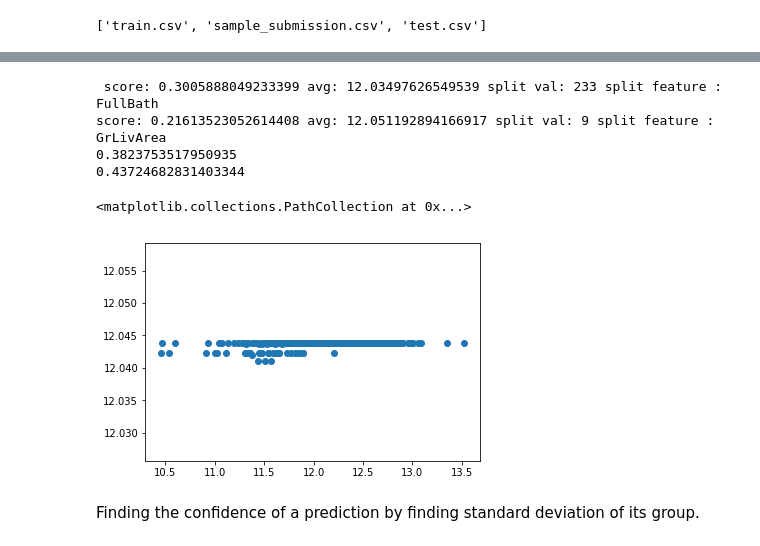
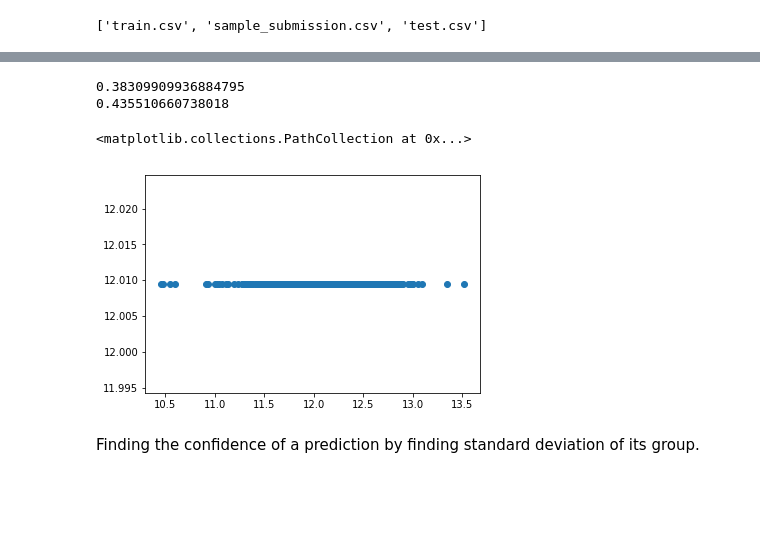
Before and after one commit to SonaliDasgupta/MLandAIAlgorithmsFromScratch, a Jupyter notebook: kernel.ipynb, the cells around one changed output, grey strips where cells are left out. Saved outputs shown, nothing was run; the diff lists cells and outputs as text; code cells hidden in the pictures; blank space fills up the shorter version.

```diff
--- a/kernel.ipynb
+++ b/kernel.ipynb
@@ -206,20 +207,18 @@ draw_tree(rf_simple[0], df = X_train, ratio = 0.8)
 [drawing not drawn]
 # %%
 %prun
-rf_mine = RandomForest(500, n_trees = 50, min_samples_leaf = 3, max_depth = 6, max_features = 0.5)
+rf_mine = RandomForest(500, n_trees = 5, min_samples_leaf = 3, max_depth = 6, max_features = 0.5)
 rf_mine.fit(X_train, y_train)
-print(rf_mine.trees[49])
+print(rf_mine.trees[4])
 print(rf_mine.trees[0].leftTree.leftTree.leftTree.leftTree)
 print(rmse(y_train, rf_mine.predict(X_train)))
 print(rmse(y_valid, rf_mine.predict(X_valid)))
 plt.scatter(y_valid, rf_mine.predict(X_valid))
 # %% [output]
- score: 0.3005888049233399 avg: 12.03497626549539 split val: 233 split feature : FullBath
-score: 0.21613523052614408 avg: 12.051192894166917 split val: 9 split feature : GrLivArea
-0.3823753517950935
-0.43724682831403344
+0.38309909936884795
+0.435510660738018
 <matplotlib.collections.PathCollection at 0x...>
-[figure, old version]
+[figure, new version]
 # %% [markdown]
 Finding the confidence of a prediction by finding standard deviation of its group.
 # %%
```
Also changed, not shown: parts of 9 cells of this notebook.
